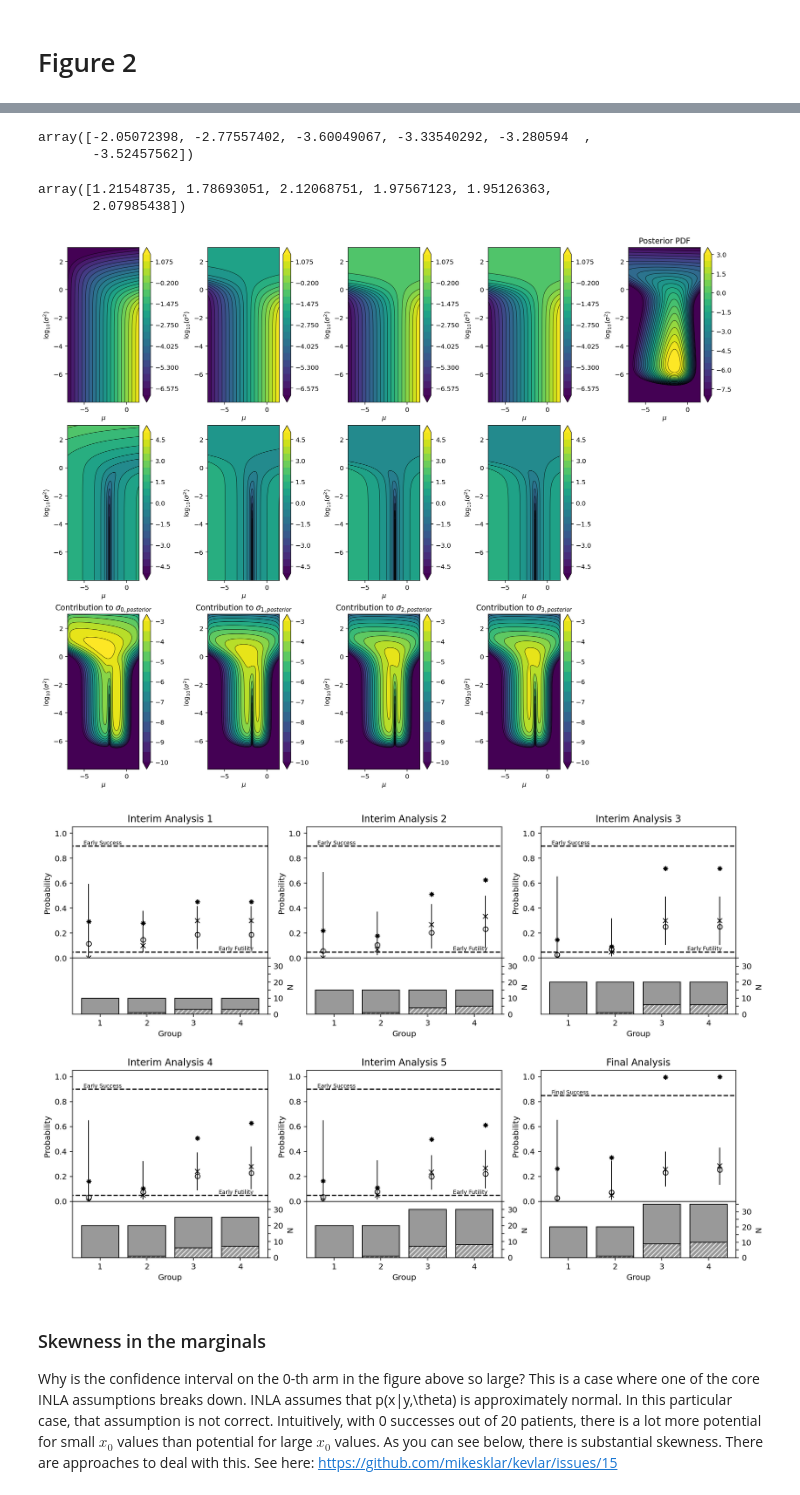
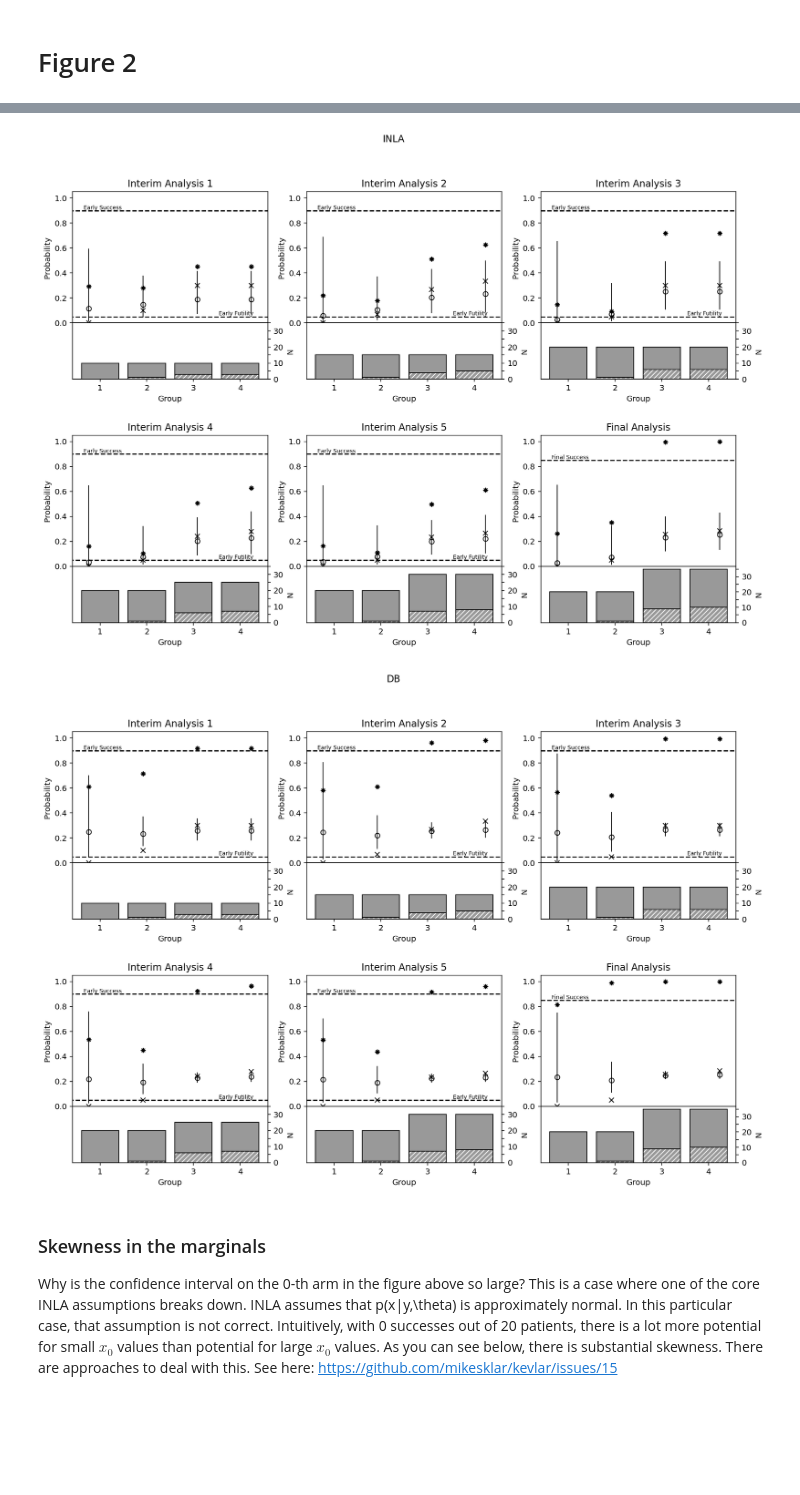
Before and after one commit to Confirm-Solutions/imprint, a Jupyter notebook: inla_explore/berry_dirty.ipynb, the cells around one changed output, grey strips where cells are left out. Cells and saved outputs as stored; diff of their text form; code cells hidden in the pictures; blank space fills up the shorter version.

```diff
--- a/inla_explore/berry_dirty.ipynb
+++ b/inla_explore/berry_dirty.ipynb
@@ -463,3 +387,4 @@ mu_rule = inla.gauss_rule(201, -7, 1.5)
 model = inla.binomial_hierarchical()
 model.log_prior = berry_prior
 post_theta2, report2 = inla.calc_posterior_theta(model, data2, (mu_rule, sigma2_rule))
+mu_inla2, sigma_inla2 = inla.calc_posterior_x(post_theta2, report2)
@@ -496,10 +390,0 @@ p_success[5] = 1.0 - scipy.stats.norm.cdf(p0_x, mu_post[5], sigma_post[5])
-# %%
-mu_post[:,0]
-# %% [output]
-array([-2.05072398, -2.77557402, -3.60049067, -3.33540292, -3.280594  ,
-       -3.52457562])
-# %%
-sigma_post[:,0]
-# %% [output]
-array([1.21548735, 1.78693051, 2.12068751, 1.97567123, 1.95126363,
-       2.07985438])
@@ -516,31 +391,13 @@ T = (x_mu - mu_post[:, None, None, :]) ** 2 + x_sigma2
-# %%
-plt.figure(figsize=(15, 12), constrained_layout=True)
-for i in range(4):
-    F = T[0, :, :, i] * post_theta2[0, :, :]
-    cell_volume = mu_rule[1][:, None] * sigma2_rule[1][None, :]
-    cell_volume = scipy.ndimage.gaussian_filter(cell_volume, 1.0)
-    plt.subplot(3, 5, 1 + i)
-    plot_field(
-        report2,
-        x_mu[0, :, :, i],
-        levels=np.linspace(mu_rule[0].min(), mu_rule[0].max(), 21),
-    )
-    plt.subplot(3, 5, 6 + i)
-    plot_field(report2, np.log10(T[0, :, :, i]), levels=np.linspace(-5, 5, 21))
-    plt.subplot(3, 5, 11 + i)
-    plt.title("Contribution to $\sigma_{" + str(i) + ", posterior}$")
-    plot_field(report2, np.log10(F * cell_volume), levels=np.linspace(-10, -3, 15))
-
-plt.subplot(3, 5, 5)
-plt.title("Posterior PDF")
-plot_field(report2, np.log10(post_theta2[0, :]), levels=np.linspace(-8, 3, 23))
-plt.show()
-# %% [output]
-[figure, removed]
-# %%
-figure1_plot(data2, post_theta2, report2)
-# %% [output]
-[figure, removed]
+# %%
+y_i2_db = y_i2.copy()
+y_i2_db[y_i2==0] += 1e-4
+mu_db2, sigma_db2 = calc_dirty_bayes(y_i2_db, n_i2)
+# %%
+figure1_plot('INLA', data2, mu_inla2, sigma_inla2)
+figure1_plot('DB', data2, mu_db2, sigma_db2)
+# %% [output]
+[figure, added]
+[figure, added]
 # %% [markdown]
 ### Skewness in the marginals
 
```
Also changed, not shown: parts of 28 cells of this notebook.
